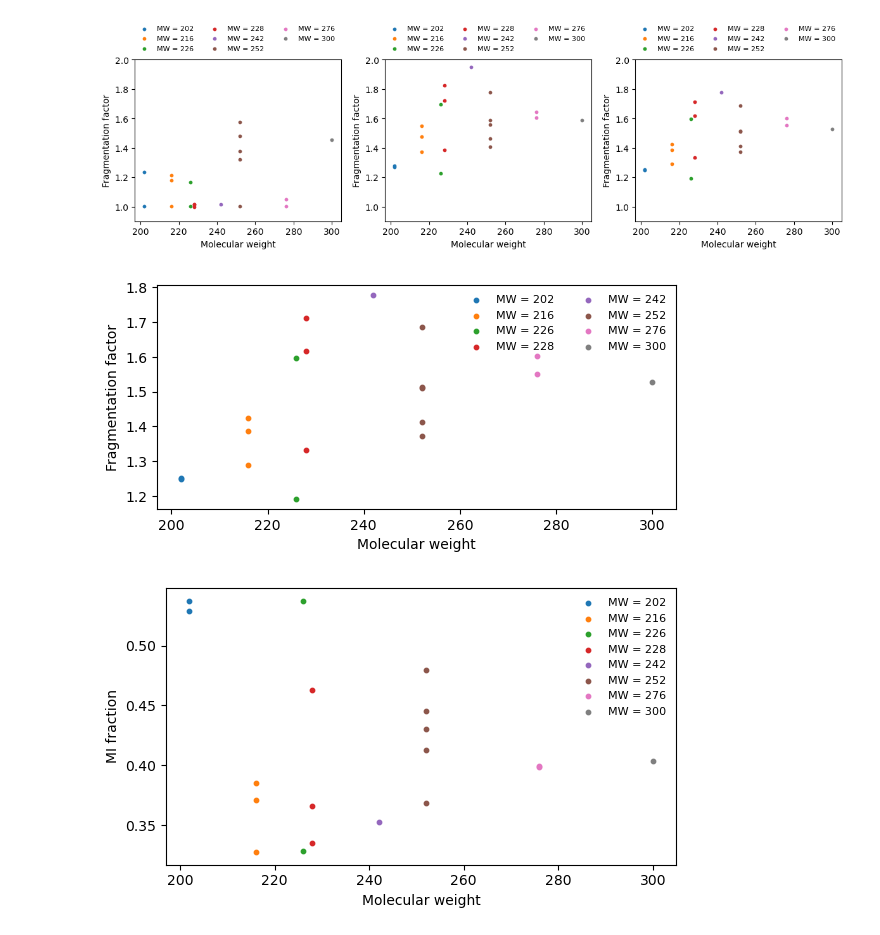
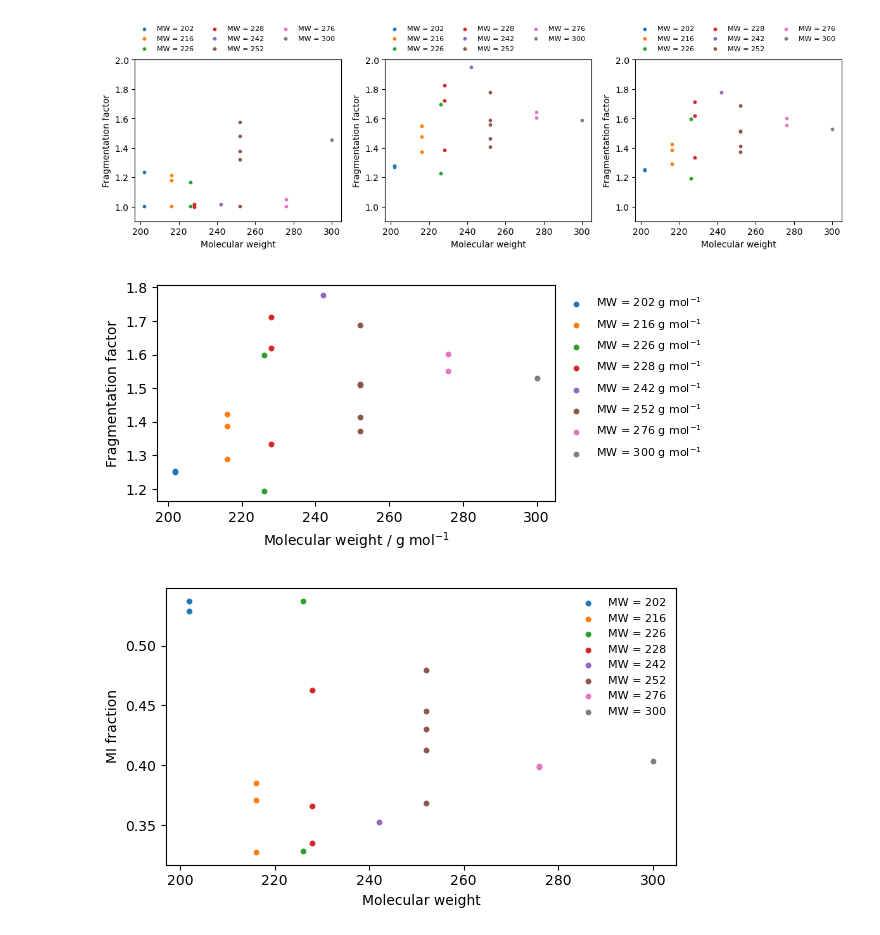
Before and after one commit to Normann25/NFA_project, a Jupyter notebook: NIST_plots.ipynb, the cells around one changed output. Saved outputs shown, nothing was run; the diff lists cells and outputs as text; code cells hidden in the pictures.

```diff
--- a/NIST_plots.ipynb
+++ b/NIST_plots.ipynb
@@ -82,20 +82,20 @@ plt.show()
 # %% [output]
 [figure]
 # %%
-fig, ax = plt.subplots(figsize = (6, 3))
+fig, ax = plt.subplots(figsize = (6.3, 3))
 
 for i, MW in enumerate(MWs):
     i_min, i_max = MW_index[i], MW_index[i+1]
-    label = 'MW = ' + str(MW)
+    label = 'MW = ' + str(MW) + ' g mol$^{-1}$'
     ax.scatter(sums['Molecular weight'][i_min:i_max], sums['FF v3'][i_min:i_max], label = label, s = 10)
-ax.legend(frameon = False, fontsize = 8, ncol = 2)
-ax.set(xlabel = 'Molecular weight', ylabel = 'Fragmentation factor')
+ax.legend(frameon = False, fontsize = 8, ncol = 1, bbox_to_anchor = (1., 1.))
+ax.set(xlabel = 'Molecular weight / g mol$^{-1}$', ylabel = 'Fragmentation factor')
 
 fig.tight_layout()
 fig.savefig('NIST_spectra/FF_v3_NIST.png', dpi = 600)
 plt.show()
 # %% [output]
-[figure, old version]
+[figure, new version]
 # %%
 fig, ax = plt.subplots(figsize = (6, 3.5))
 
```
Also changed, not shown: 1 other file.
